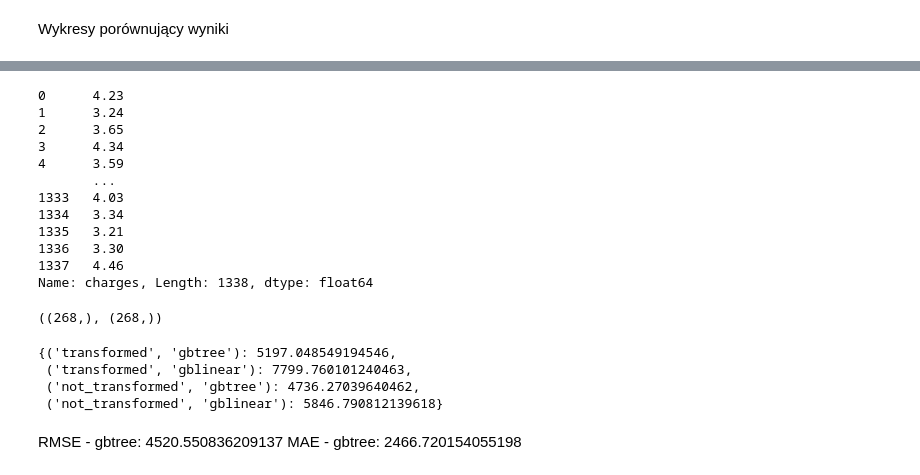
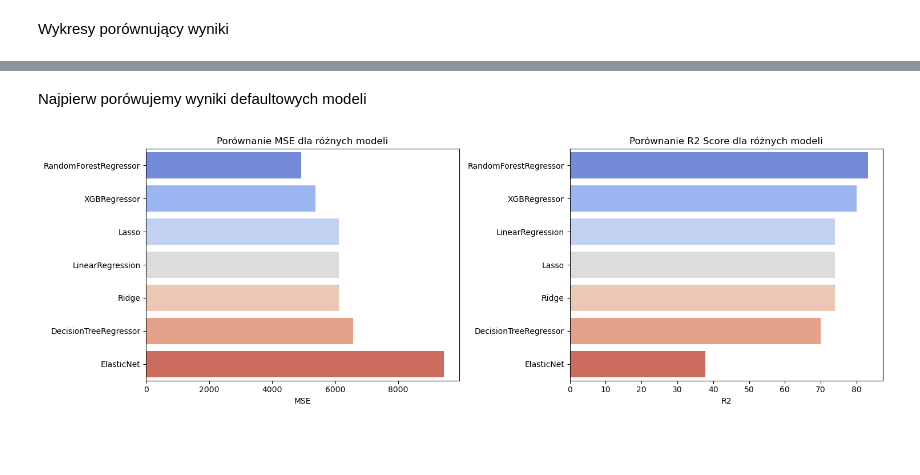
Before and after one commit to infoshareacademy/jdszr12-4code, a Jupyter notebook: insurance - draft.ipynb, the cells around one changed output, grey strips where cells are left out. Cells and saved outputs as stored; diff of their text form; code cells hidden in the pictures; blank space fills up the shorter version.

```diff
--- a/insurance - draft.ipynb
+++ b/insurance - draft.ipynb
@@ -469,0 +281,3 @@ plt.show()
+# %%
+# walidacja
+kf = KFold(n_splits=5, shuffle=True, random_state=42)
@@ -742,54 +499,22 @@ plt.show()
-# %%
-y_transformed = np.log10(y)
-y_transformed
-# %% [output]
-0      4.23
-1      3.24
-2      3.65
-3      4.34
-4      3.59
-       ...
-1333   4.03
-1334   3.34
-1335   3.21
-1336   3.30
-1337   4.46
-Name: charges, Length: 1338, dtype: float64
-# %%
-train_X, test_X, train_y, test_y, train_yt, test_yt = train_test_split(
-    X, y, y_transformed, test_size=0.2, random_state=42
-)
-test_y.shape, test_yt.shape
-# %% [output]
-((268,), (268,))
-# %%
-results = {}
-
-for variant in ["transformed", "not_transformed"]:
-    for booster in ["gbtree", "gblinear"]:
-
-        if variant == "transformed":
-            this_train_y = train_yt
-        else:
-            this_train_y = train_y
-
-        model = xgb.XGBRegressor(booster=booster, n_estimators=100)
-        model.fit(train_X, this_train_y)
-        pred = model.predict(test_X)
-
-        if variant == "transformed":
-            pred = 10 ** pred
-
-        #score = mean_absolute_error(test_y, pred)
-        score = np.sqrt(mean_squared_error(test_y, pred))
-        results[(variant, booster)] = score
-
-results
-# %% [output]
-{('transformed', 'gbtree'): 5197.048549194546,
- ('transformed', 'gblinear'): 7799.760101240463,
- ('not_transformed', 'gbtree'): 4736.27039640462,
- ('not_transformed', 'gblinear'): 5846.790812139618}
-# %% [markdown]
-RMSE - gbtree:  4520.550836209137
-MAE - gbtree:  2466.720154055198
+# %% [markdown]
+Najpierw porówujemy wyniki defaultowych modeli
+# %%
+plt.figure(figsize=(15, 5))
+
+plt.subplot(1, 2, 1)
+sns.barplot(y='Model', x='RMSE', data=results_df.sort_values('RMSE'), palette='coolwarm')
+plt.title('Porównanie MSE dla różnych modeli')
+plt.ylabel('')
+plt.xlabel('MSE')
+plt.ticklabel_format(style='plain', axis='x')
+
+plt.subplot(1, 2, 2)
+sns.barplot(y='Model', x='R2', data=results_df.sort_values('R2', ascending=False), palette='coolwarm')
+plt.title('Porównanie R2 Score dla różnych modeli')
+plt.ylabel('')
+plt.xlabel('R2')
+
+plt.tight_layout()
+plt.show()
+# %% [output]
+[figure, added]
```
Also changed, not shown: parts of 87 cells of this notebook.
